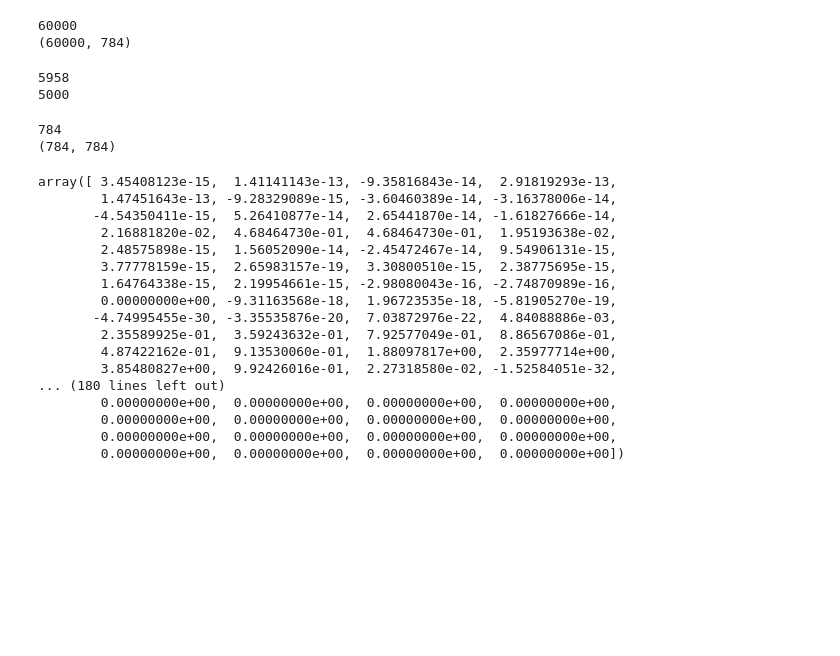
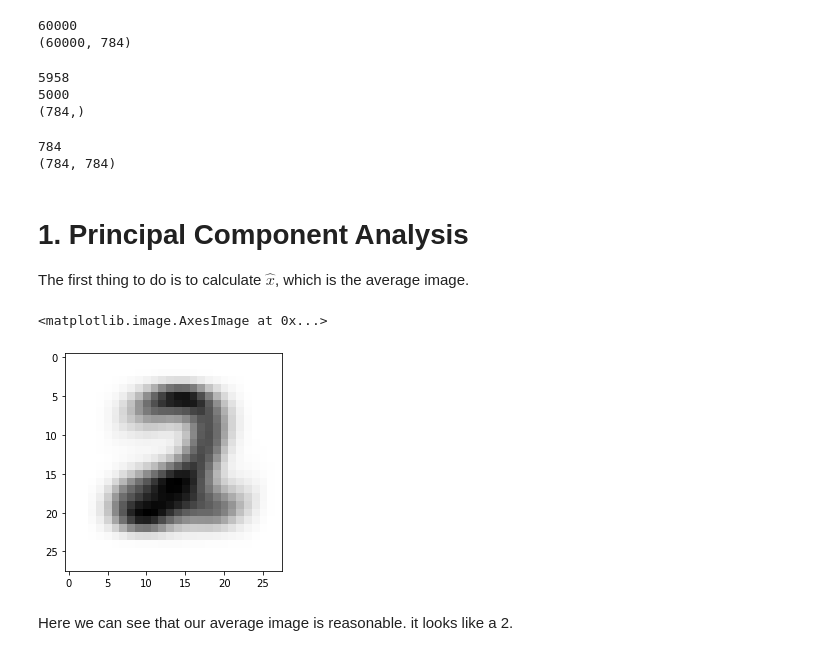
Before and after one commit to kensekense/unige, a Jupyter notebook: data_science/tp3/pca_knn_tp3.ipynb, the cells around one changed output. Drawn from its saved outputs; the diff is of its cells as text; code cells hidden in the pictures; blank space fills up the shorter version.

```diff
--- a/data_science/tp3/pca_knn_tp3.ipynb
+++ b/data_science/tp3/pca_knn_tp3.ipynb
@@ -27,9 +33,11 @@ print(len(two_set))
 two_set = two_set[0:5000]
 print(len(two_set))
 X = two_set[:]
+print(X[0].shape)
 # %% [output]
 5958
 5000
+(784,)
 # %%
 pca = PCA(n_components=784)
 pca_onX = pca.fit(X)
@@ -41,11 +49,23 @@ print(PC.shape)
 # %% [output]
 784
 (784, 784)
+# %% [markdown]
+# 1. Principal Component Analysis
+The first thing to do is to calculate $\hat{x}$, which is the average image.
 # %%
 #calculate x_bar with n = 5000
 x_bar = np.zeros((784,))
-for i in range(0,5000):
-    x_bar += X[i]/5000
+for i in range(1,5000):
+    x_bar += X[i]
+x_bar = x_bar/5000
+# %%
+x_bar_show = np.reshape(x_bar, (28,28))
+plt.imshow(x_bar_show, cmap='Greys')
+# %% [output]
+<matplotlib.image.AxesImage at 0x...>
+[figure, added]
+# %% [markdown]
+Here we can see that our average image is reasonable. it looks like a 2.
 # %%
 def reconstruct(x_i, m, x_bar, PC):
     '''
@@ -57,21 +77 @@ def reconstruct(x_i, m, x_bar, PC):
     return recon
-# %%
-reconstruct(X[0], 10, x_bar, PC)
-# %% [output]
-array([ 3.45408123e-15,  1.41141143e-13, -9.35816843e-14,  2.91819293e-13,
-        1.47451643e-13, -9.28329089e-15, -3.60460389e-14, -3.16378006e-14,
-       -4.54350411e-15,  5.26410877e-14,  2.65441870e-14, -1.61827666e-14,
-        2.16881820e-02,  4.68464730e-01,  4.68464730e-01,  1.95193638e-02,
-        2.48575898e-15,  1.56052090e-14, -2.45472467e-14,  9.54906131e-15,
-        3.77778159e-15,  2.65983157e-19,  3.30800510e-15,  2.38775695e-15,
-        1.64764338e-15,  2.19954661e-15, -2.98080043e-16, -2.74870989e-16,
-        0.00000000e+00, -9.31163568e-18,  1.96723535e-18, -5.81905270e-19,
-       -4.74995455e-30, -3.35535876e-20,  7.03872976e-22,  4.84088886e-03,
-        2.35589925e-01,  3.59243632e-01,  7.92577049e-01,  8.86567086e-01,
-        4.87422162e-01,  9.13530060e-01,  1.88097817e+00,  2.35977714e+00,
-        3.85480827e+00,  9.92426016e-01,  2.27318580e-02, -1.52584051e-32,
-... (180 lines left out)
-        0.00000000e+00,  0.00000000e+00,  0.00000000e+00,  0.00000000e+00,
-        0.00000000e+00,  0.00000000e+00,  0.00000000e+00,  0.00000000e+00,
-        0.00000000e+00,  0.00000000e+00,  0.00000000e+00,  0.00000000e+00,
-        0.00000000e+00,  0.00000000e+00,  0.00000000e+00,  0.00000000e+00])
```
Also changed, not shown: parts of 22 cells of this notebook, 3 other files.
